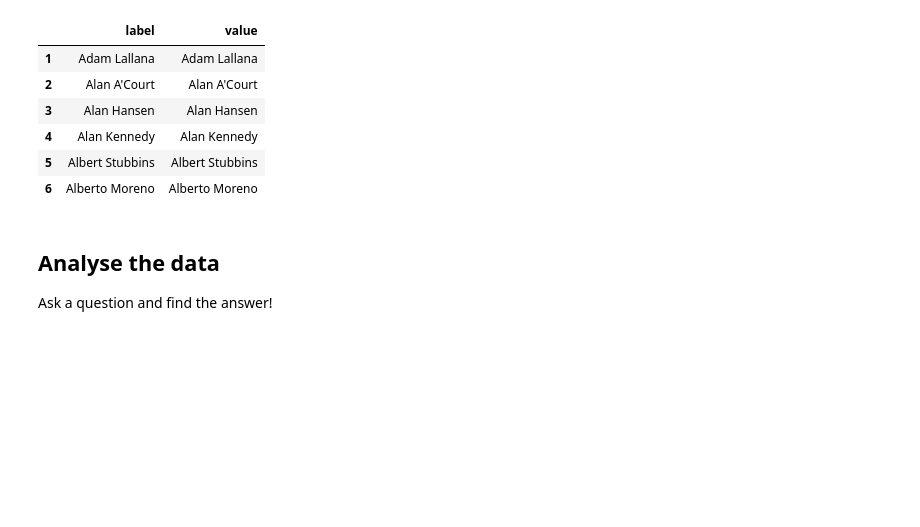
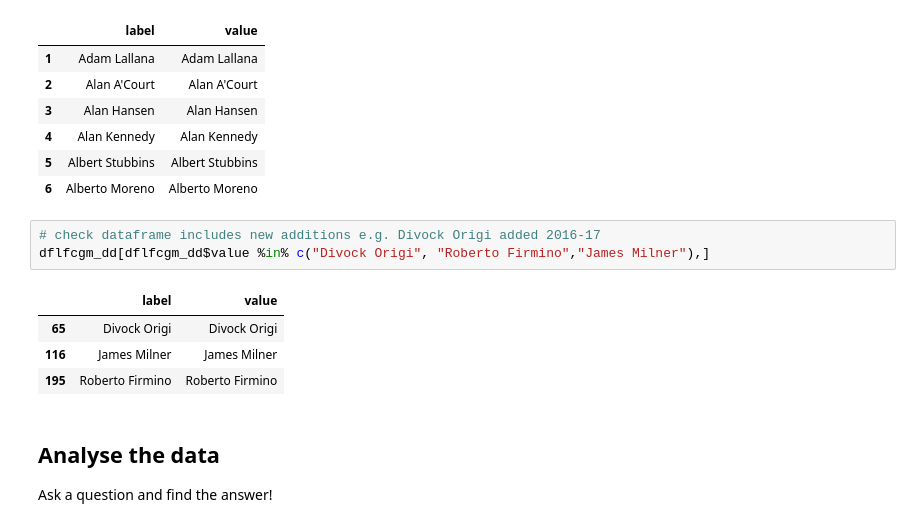
Before and after one commit to terrydolan/lfcgm, a Jupyter notebook: Rversion/lfcgmR.ipynb, the cells around one changed output. Drawn from its saved outputs; the diff is of its cells as text; blank space fills up the shorter version.

```diff
--- a/Rversion/lfcgmR.ipynb
+++ b/Rversion/lfcgmR.ipynb
@@ -141,6 +133,14 @@ head(dflfcgm_dd)
 | 4 | Alan Kennedy | Alan Kennedy |
 | 5 | Albert Stubbins | Albert Stubbins |
 | 6 | Alberto Moreno | Alberto Moreno |
+# %%
+# check dataframe includes new additions e.g. Divock Origi added 2016-17
+dflfcgm_dd[dflfcgm_dd$value %in% c("Divock Origi", "Roberto Firmino","James Milner"),]
+# %% [output]
+|  | label | value |
+| 65 | Divock Origi | Divock Origi |
+| 116 | James Milner | James Milner |
+| 195 | Roberto Firmino | Roberto Firmino |
 # %% [markdown]
 ## Analyse the data
 
```
Also changed, not shown: parts of 19 cells of this notebook, 2 other files.
